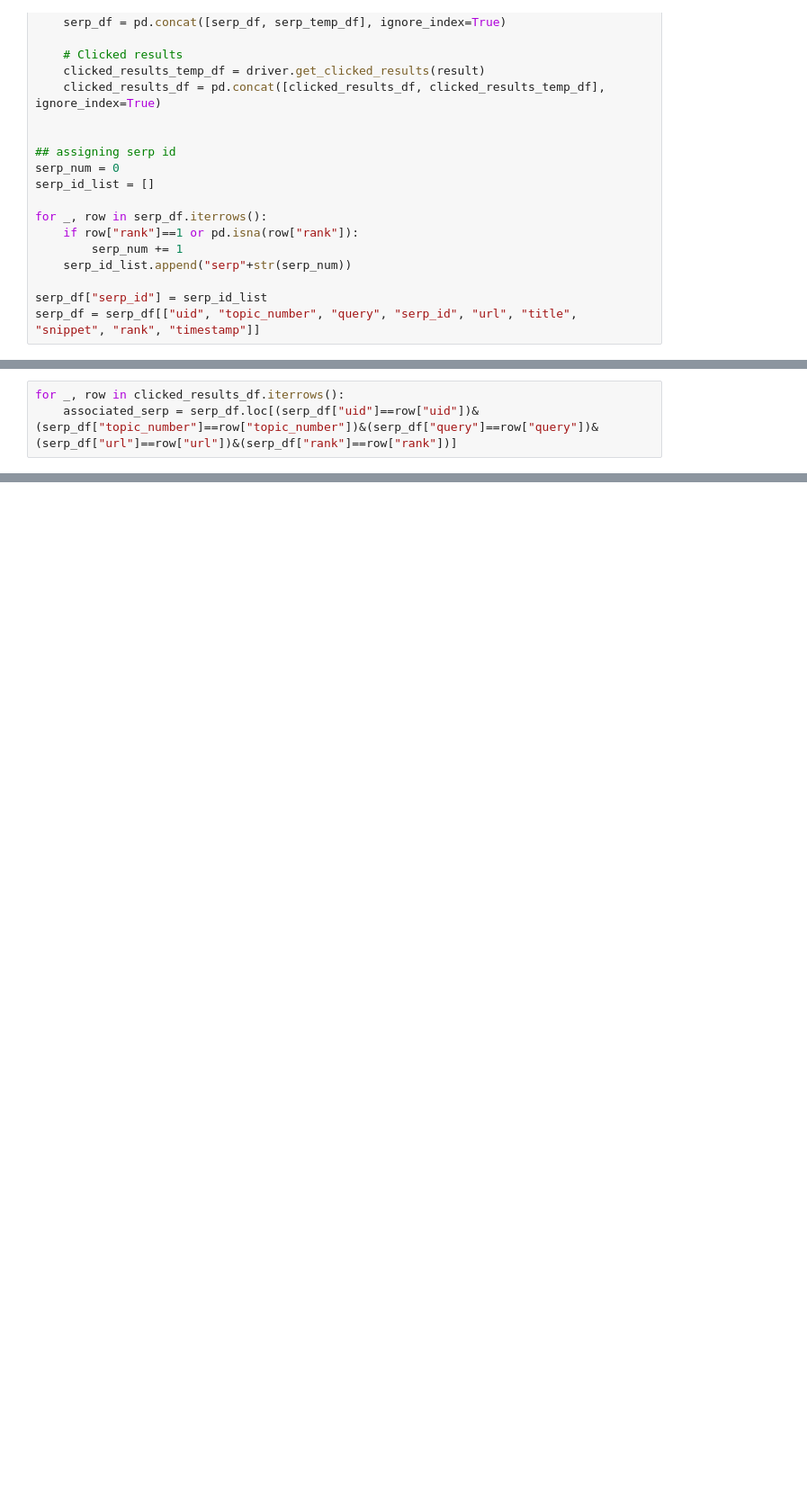
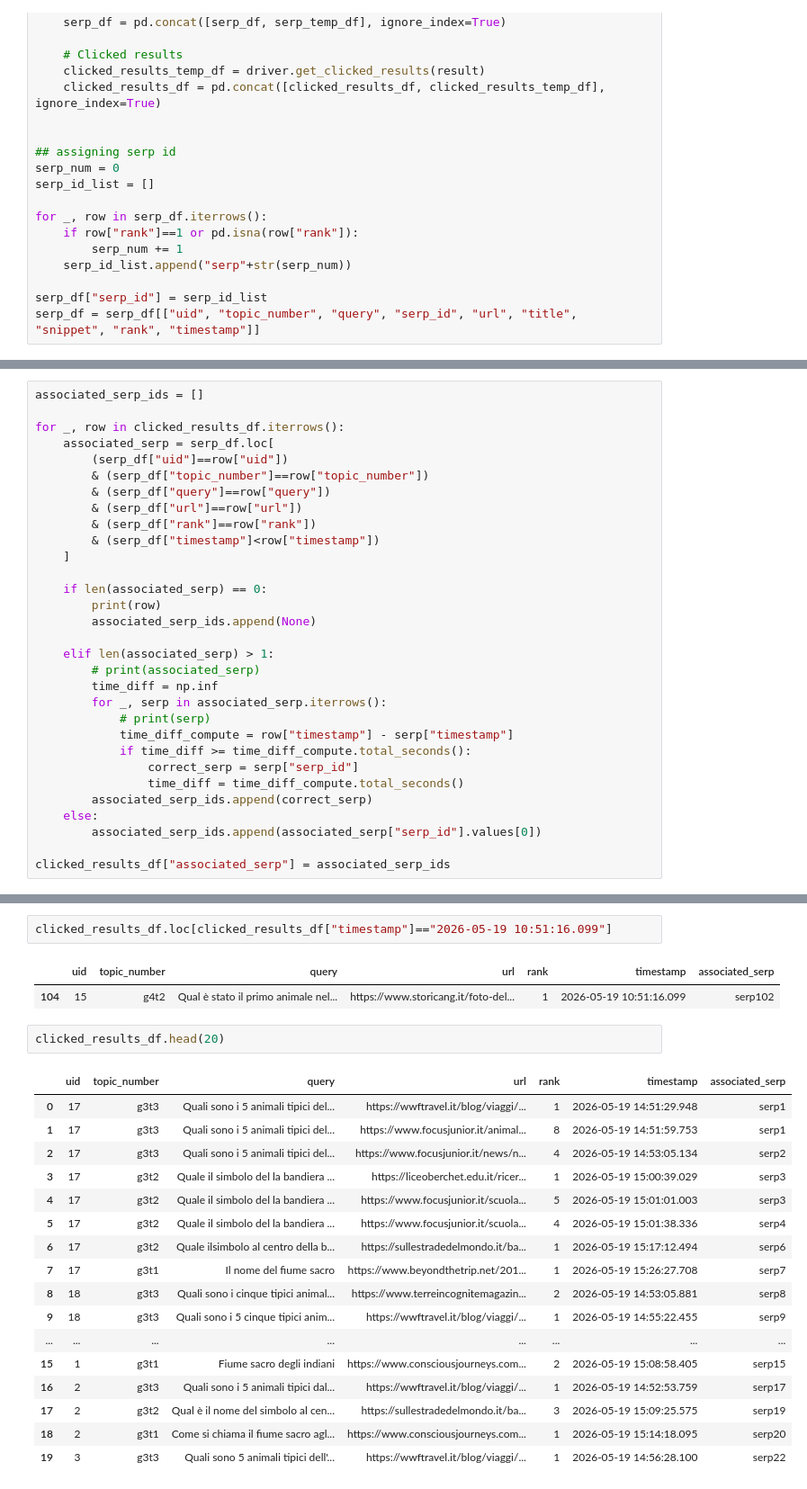
Before and after one commit to SOLandChildren/CHIIR27_LogAnalysis, a Jupyter notebook: results_navigation.ipynb, the cells around one changed output, grey strips where cells are left out. Shown at 90% size. Saved outputs shown, nothing was run; the diff lists cells and outputs as text; blank space fills up the shorter version.

```diff
--- a/results_navigation.ipynb
+++ b/results_navigation.ipynb
@@ -76,4 +98,32 @@ timestamp       object
 dtype: object
 # %%
+associated_serp_ids = []
+
 for _, row in clicked_results_df.iterrows():
-    associated_serp = serp_df.loc[(serp_df["uid"]==row["uid"])&(serp_df["topic_number"]==row["topic_number"])&(serp_df["query"]==row["query"])&(serp_df["url"]==row["url"])&(serp_df["rank"]==row["rank"])]
+    associated_serp = serp_df.loc[
+        (serp_df["uid"]==row["uid"])
+        & (serp_df["topic_number"]==row["topic_number"])
+        & (serp_df["query"]==row["query"])
+        & (serp_df["url"]==row["url"])
+        & (serp_df["rank"]==row["rank"])
+        & (serp_df["timestamp"]<row["timestamp"])
+    ]
+
+    if len(associated_serp) == 0:
+        print(row)
+        associated_serp_ids.append(None)
+
+    elif len(associated_serp) > 1:
+        # print(associated_serp)
+        time_diff = np.inf
+        for _, serp in associated_serp.iterrows():
+            # print(serp)
+            time_diff_compute = row["timestamp"] - serp["timestamp"]
+            if time_diff >= time_diff_compute.total_seconds():
+                correct_serp = serp["serp_id"]
+                time_diff = time_diff_compute.total_seconds()
+        associated_serp_ids.append(correct_serp)
+    else:
+        associated_serp_ids.append(associated_serp["serp_id"].values[0])
+
+clicked_results_df["associated_serp"] = associated_serp_ids
@@ -79,0 +139,25 @@ for _, row in clicked_results_df.iterrows():
+# %%
+clicked_results_df.loc[clicked_results_df["timestamp"]=="2026-05-19 10:51:16.099"]
+# %% [output]
+|  | uid | topic_number | query | url | rank | timestamp | associated_serp |
+| 104 | 15 | g4t2 | Qual è stato il primo animale nel... | https://www.storicang.it/foto-del... | 1 | 2026-05-19 10:51:16.099 | serp102 |
+# %%
+clicked_results_df.head(20)
+# %% [output]
+|  | uid | topic_number | query | url | rank | timestamp | associated_serp |
+| 0 | 17 | g3t3 | Quali sono i 5 animali tipici del... | https://wwftravel.it/blog/viaggi/... | 1 | 2026-05-19 14:51:29.948 | serp1 |
+| 1 | 17 | g3t3 | Quali sono i 5 animali tipici del... | https://www.focusjunior.it/animal... | 8 | 2026-05-19 14:51:59.753 | serp1 |
+| 2 | 17 | g3t3 | Quali sono i 5 animali tipici del... | https://www.focusjunior.it/news/n... | 4 | 2026-05-19 14:53:05.134 | serp2 |
+| 3 | 17 | g3t2 | Quale il simbolo del la bandiera ... | https://liceoberchet.edu.it/ricer... | 1 | 2026-05-19 15:00:39.029 | serp3 |
+| 4 | 17 | g3t2 | Quale il simbolo del la bandiera ... | https://www.focusjunior.it/scuola... | 5 | 2026-05-19 15:01:01.003 | serp3 |
+| 5 | 17 | g3t2 | Quale il simbolo del la bandiera ... | https://www.focusjunior.it/scuola... | 4 | 2026-05-19 15:01:38.336 | serp4 |
+| 6 | 17 | g3t2 | Quale ilsimbolo al centro della b... | https://sullestradedelmondo.it/ba... | 1 | 2026-05-19 15:17:12.494 | serp6 |
+| 7 | 17 | g3t1 | Il nome del fiume sacro | https://www.beyondthetrip.net/201... | 1 | 2026-05-19 15:26:27.708 | serp7 |
+| 8 | 18 | g3t3 | Quali sono i cinque tipici animal... | https://www.terreincognitemagazin... | 2 | 2026-05-19 14:53:05.881 | serp8 |
+| 9 | 18 | g3t3 | Quali sono i 5 cinque tipici anim... | https://wwftravel.it/blog/viaggi/... | 1 | 2026-05-19 14:55:22.455 | serp9 |
+| ... | ... | ... | ... | ... | ... | ... | ... |
+| 15 | 1 | g3t1 | Fiume sacro degli indiani | https://www.consciousjourneys.com... | 2 | 2026-05-19 15:08:58.405 | serp15 |
+| 16 | 2 | g3t3 | Quali sono i 5 animali tipici dal... | https://wwftravel.it/blog/viaggi/... | 1 | 2026-05-19 14:52:53.759 | serp17 |
+| 17 | 2 | g3t2 | Qual è il nome del simbolo al cen... | https://sullestradedelmondo.it/ba... | 3 | 2026-05-19 15:09:25.575 | serp19 |
+| 18 | 2 | g3t1 | Come si chiama il fiume sacro agl... | https://www.consciousjourneys.com... | 1 | 2026-05-19 15:14:18.095 | serp20 |
+| 19 | 3 | g3t3 | Quali sono 5 animali tipici dell'... | https://wwftravel.it/blog/viaggi/... | 1 | 2026-05-19 14:56:28.100 | serp22 |
```
Also changed, not shown: parts of 6 cells of this notebook, 2 other files.
